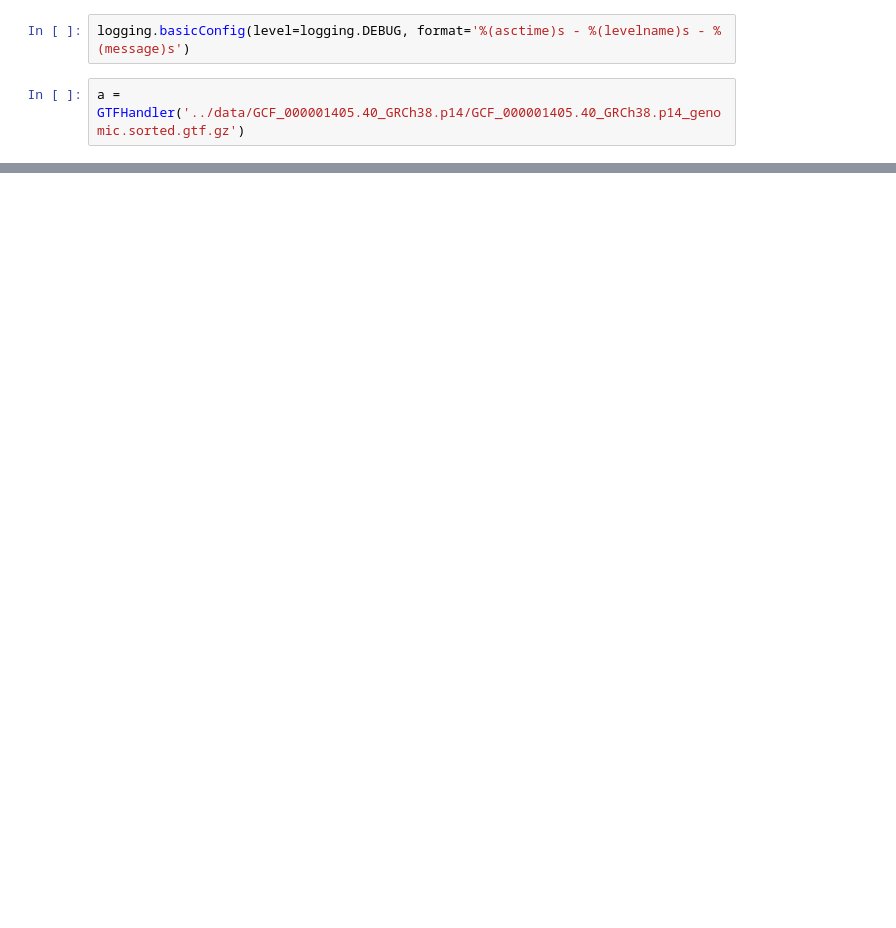
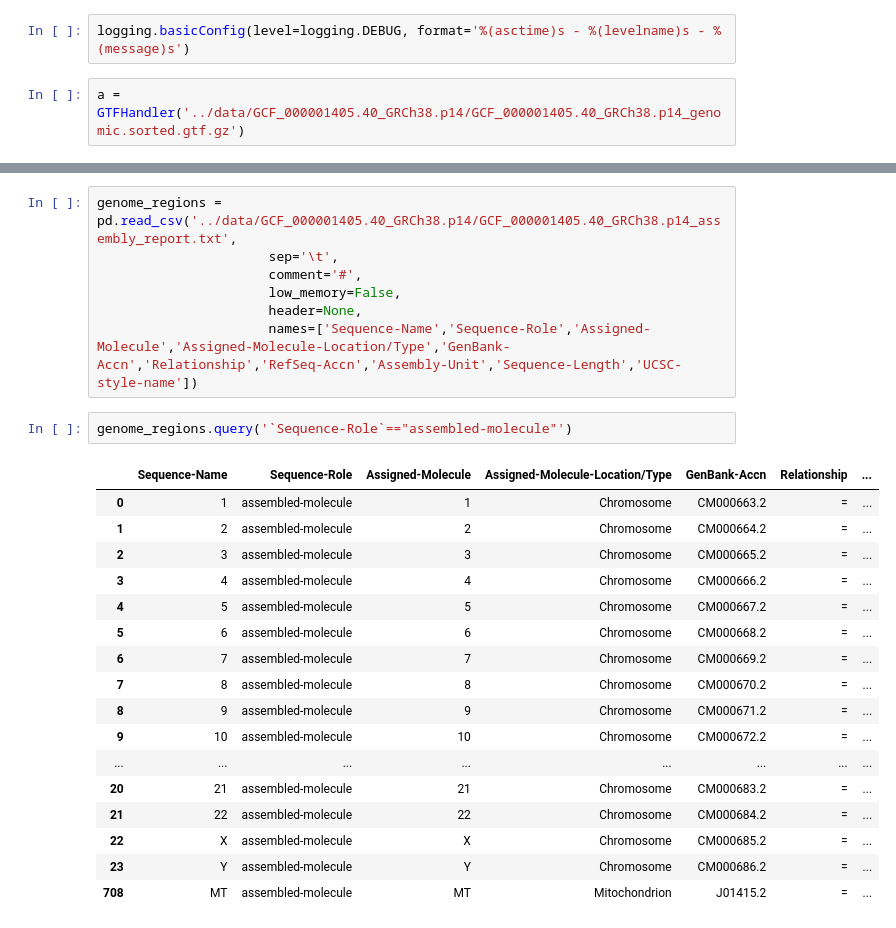
Before and after one commit to frontier-genomics/rna_cloud_genome_reference, a Jupyter notebook: misc/prototyping.ipynb, the cells around one changed output, grey strips where cells are left out. Saved outputs shown, nothing was run; the diff lists cells and outputs as text; blank space fills up the shorter version.

```diff
--- a/misc/prototyping.ipynb
+++ b/misc/prototyping.ipynb
@@ -41,0 +54,27 @@ grc.query('entrez_gene_id==80781').apply(lambda x: pd.Series(a.compare_features(
+# %%
+genome_regions = pd.read_csv('../data/GCF_000001405.40_GRCh38.p14/GCF_000001405.40_GRCh38.p14_assembly_report.txt',
+                      sep='\t',
+                      comment='#',
+                      low_memory=False,
+                      header=None,
+                      names=['Sequence-Name','Sequence-Role','Assigned-Molecule','Assigned-Molecule-Location/Type','GenBank-Accn','Relationship','RefSeq-Accn','Assembly-Unit','Sequence-Length','UCSC-style-name'])
+# %%
+genome_regions.query('`Sequence-Role`=="assembled-molecule"')
+# %% [output]
+|  | Sequence-Name | Sequence-Role | Assigned-Molecule | Assigned-Molecule-Location/Type | GenBank-Accn | Relationship | ... |
+| 0 | 1 | assembled-molecule | 1 | Chromosome | CM000663.2 | = | ... |
+| 1 | 2 | assembled-molecule | 2 | Chromosome | CM000664.2 | = | ... |
+| 2 | 3 | assembled-molecule | 3 | Chromosome | CM000665.2 | = | ... |
+| 3 | 4 | assembled-molecule | 4 | Chromosome | CM000666.2 | = | ... |
+| 4 | 5 | assembled-molecule | 5 | Chromosome | CM000667.2 | = | ... |
+| 5 | 6 | assembled-molecule | 6 | Chromosome | CM000668.2 | = | ... |
+| 6 | 7 | assembled-molecule | 7 | Chromosome | CM000669.2 | = | ... |
+| 7 | 8 | assembled-molecule | 8 | Chromosome | CM000670.2 | = | ... |
+| 8 | 9 | assembled-molecule | 9 | Chromosome | CM000671.2 | = | ... |
+| 9 | 10 | assembled-molecule | 10 | Chromosome | CM000672.2 | = | ... |
+| ... | ... | ... | ... | ... | ... | ... | ... |
+| 20 | 21 | assembled-molecule | 21 | Chromosome | CM000683.2 | = | ... |
+| 21 | 22 | assembled-molecule | 22 | Chromosome | CM000684.2 | = | ... |
+| 22 | X | assembled-molecule | X | Chromosome | CM000685.2 | = | ... |
+| 23 | Y | assembled-molecule | Y | Chromosome | CM000686.2 | = | ... |
+| 708 | MT | assembled-molecule | MT | Mitochondrion | J01415.2 | = | ... |
```
Also changed, not shown: parts of 24 cells of this notebook, 11 other files.
